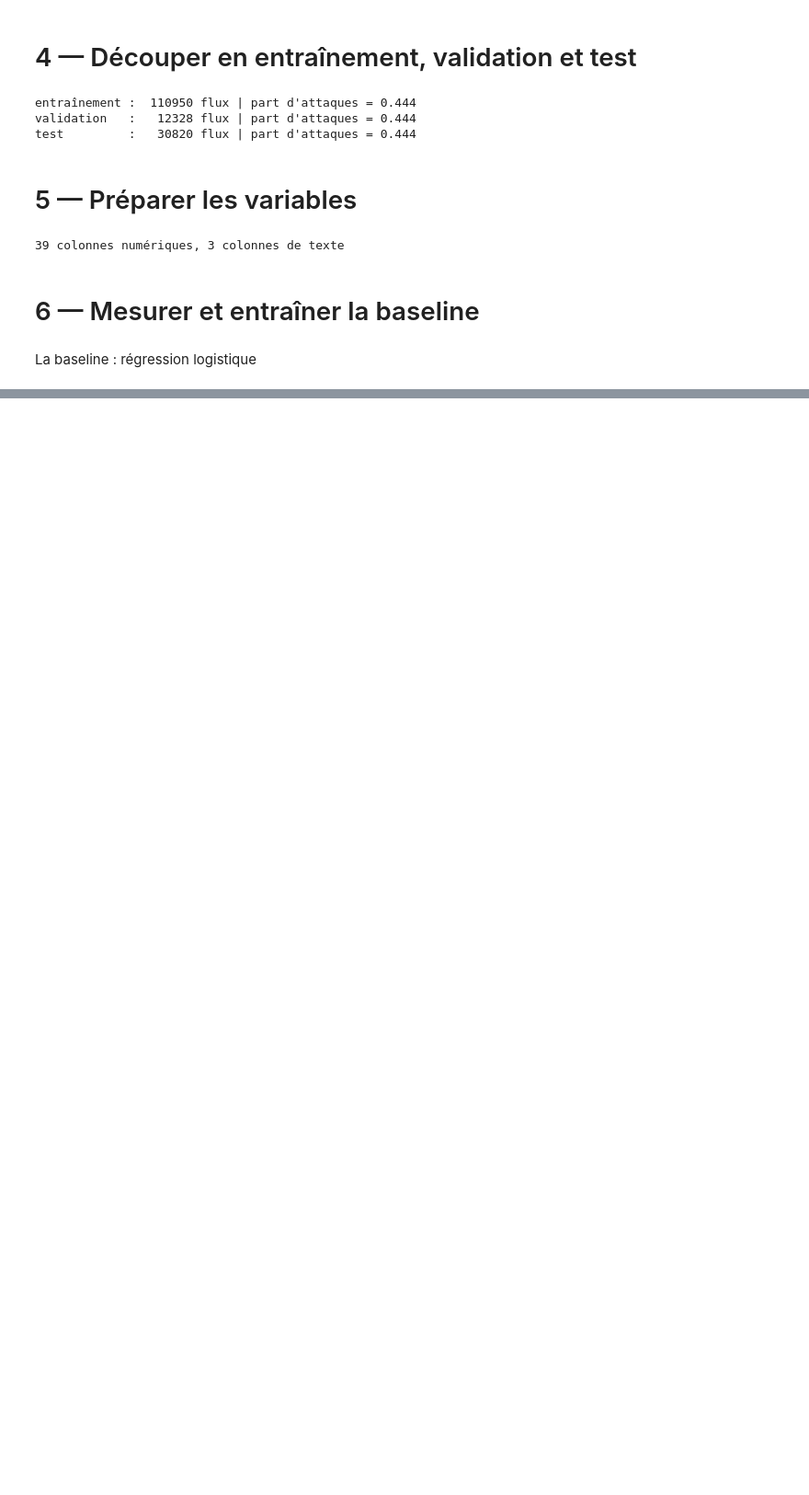
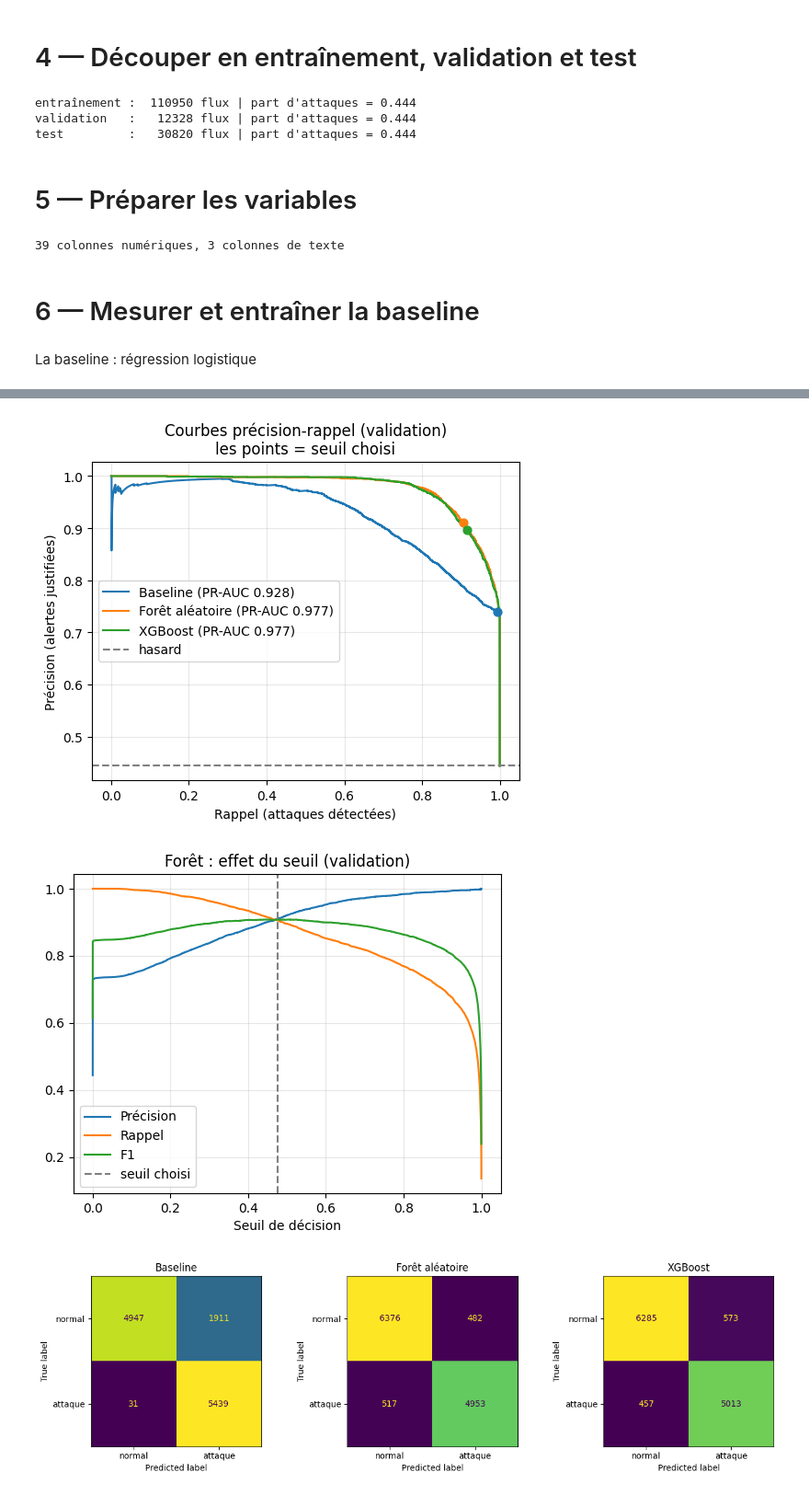
Before and after one commit to emna378/ids-explainability-audit, a Jupyter notebook: 01_donnees_baseline.ipynb, the cells around one changed output, grey strips where cells are left out. Shown at 92% size. Cells and saved outputs as stored; diff of their text form; code cells hidden in the pictures; blank space fills up the shorter version.

Commit message:
step 2

```diff
--- a/01_donnees_baseline.ipynb
+++ b/01_donnees_baseline.ipynb
@@ -209,0 +321,12 @@ PR-AUC : 0.9275
+# %%
+from sklearn.inspection import permutation_importance
+feat_names = num_cols + cat_cols                # même ordre que la sortie de prep_tree
+rf_model = best_rf.named_steps["clf"]           # la forêt seule, sans le prétraitement
+Xt_val = best_rf.named_steps["prep"].transform(X_val)    # validation prétraitée (tableau NumPy)
+mdi = pd.Series(rf_model.feature_importances_, index=feat_names)       # importance interne
+perm = permutation_importance(rf_model, Xt_val, y_val, scoring="average_precision",
+                              n_repeats=5, random_state=SEED, n_jobs=-1)
+perm_val = pd.Series(perm.importances_mean, index=feat_names)          # importance par permutation
+top = pd.DataFrame({"MDI": mdi, "Permutation": perm_val}).sort_values("Permutation", ascending=False)
+print(top.head(10).round(4))
+top.head(10).to_csv("results/top10_importances_validation.csv")
@@ -209,0 +504,60 @@ PR-AUC : 0.9275
+# %%
+from sklearn.metrics import ConfusionMatrixDisplay
+
+modeles_val = {"Baseline": p_val_base, "Forêt aléatoire": p_val_rf, "XGBoost": p_val_xgb}
+
+# ---- Graphique 1 : courbes précision-rappel (validation) ----
+plt.figure(figsize=(6, 4.5))
+for nom, p in modeles_val.items():
+    pr, rc, _ = precision_recall_curve(y_val, p)
+    plt.plot(rc, pr, label=f"{nom} (PR-AUC {average_precision_score(y_val, p):.3f})")
+    pred = (p >= best_threshold(y_val, p)).astype(int)
+    plt.scatter([recall_score(y_val, pred)], [precision_score(y_val, pred)], s=40, zorder=3)
+plt.axhline(y_val.mean(), color="gray", ls="--", label="hasard")
+plt.xlabel("Rappel (attaques détectées)"); plt.ylabel("Précision (alertes justifiées)")
+plt.title("Courbes précision-rappel (validation)\nles points = seuil choisi")
+plt.legend(); plt.grid(alpha=0.3)
+plt.savefig("figures/pr_validation.png", dpi=150, bbox_inches="tight"); plt.show()
+
+# ---- Graphique 2 : effet du seuil sur la forêt ----
+pr, rc, th = precision_recall_curve(y_val, p_val_rf)
+f1 = 2 * pr[:-1] * rc[:-1] / (pr[:-1] + rc[:-1] + 1e-12)
+plt.figure(figsize=(6, 4.5))
+plt.plot(th, pr[:-1], label="Précision"); plt.plot(th, rc[:-1], label="Rappel")
+plt.plot(th, f1, label="F1")
+plt.axvline(best_threshold(y_val, p_val_rf), color="gray", ls="--", label="seuil choisi")
+plt.xlabel("Seuil de décision"); plt.title("Forêt : effet du seuil (validation)")
+plt.legend(); plt.grid(alpha=0.3)
+plt.savefig("figures/effet_seuil_foret.png", dpi=150, bbox_inches="tight"); plt.show()
+
+# ---- Graphique 3 : matrices de confusion (validation) ----
+fig, axes = plt.subplots(1, 3, figsize=(13, 3.8))
+for ax, (nom, p) in zip(axes, modeles_val.items()):
+    pred = (p >= best_threshold(y_val, p)).astype(int)
+    ConfusionMatrixDisplay.from_predictions(y_val, pred, display_labels=["normal", "attaque"],
+                                            ax=ax, colorbar=False)
+    ax.set_title(nom)
+plt.tight_layout()
+plt.savefig("figures/matrices_validation.png", dpi=150, bbox_inches="tight"); plt.show()
+
+# ---- Graphique 4 : importances des 10 premières variables (validation) ----
+t10 = top.head(10)[::-1]
+fig, axes = plt.subplots(1, 2, figsize=(11, 4))
+axes[0].barh(t10.index, t10["MDI"]); axes[0].set_title("Importance interne (MDI)")
+axes[1].barh(t10.index, t10["Permutation"]); axes[1].set_title("Importance par permutation")
+plt.tight_layout()
+plt.savefig("figures/importances_validation.png", dpi=150, bbox_inches="tight"); plt.show()
+
+# ---- Graphique 5 : part d'attaques selon la valeur de sttl ----
+g = df.groupby("sttl")["label"].agg(part_attaques="mean", n="size")
+g = g[g["n"] >= 500].sort_values("n", ascending=False).head(8)
+plt.figure(figsize=(6, 4))
+plt.bar(g.index.astype(str), g["part_attaques"])
+plt.axhline(df["label"].mean(), color="gray", ls="--", label="part globale d'attaques")
+plt.xlabel("valeur de sttl"); plt.ylabel("part d'attaques"); plt.legend()
+plt.title("sttl : part d'attaques selon la valeur")
+plt.savefig("figures/sttl_part_attaques.png", dpi=150, bbox_inches="tight"); plt.show()
+# %% [output]
+[figure, added]
+[figure, added]
+[figure, added]
```
Also changed, not shown: parts of 32 cells of this notebook.
